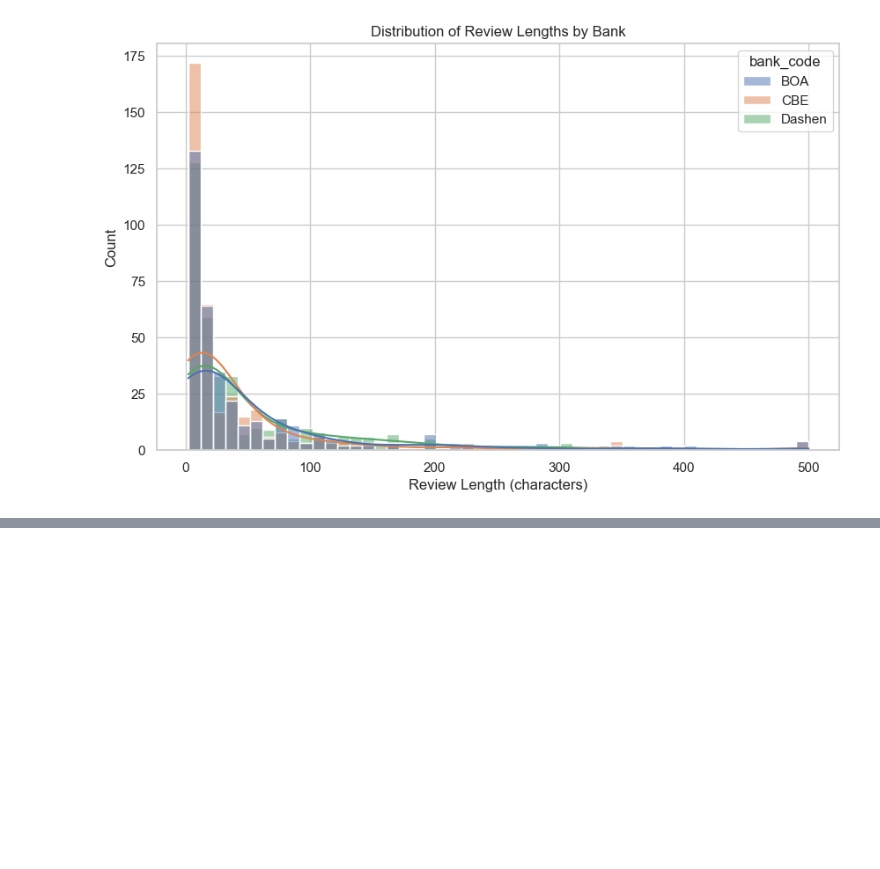
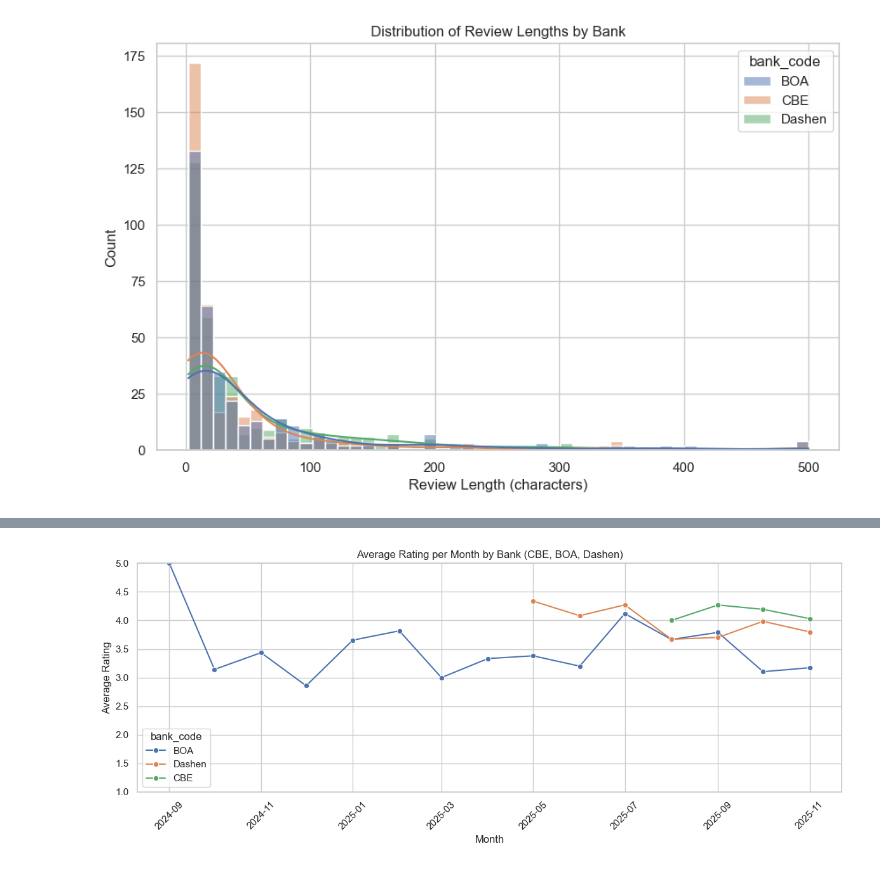
Before and after one commit to jossieT/ethiopian-mobile-banking-cx-insights, a Jupyter notebook: Scripts/preprocessing_EDA.ipynb, the cells around one changed output, grey strips where cells are left out. Drawn from its saved outputs; the diff is of its cells as text; code cells hidden in the pictures; blank space fills up the shorter version.

```diff
--- a/Scripts/preprocessing_EDA.ipynb
+++ b/Scripts/preprocessing_EDA.ipynb
@@ -187,0 +216,22 @@ plt.show()
+# %%
+# Average rating per month (CBE, BOA, Dashen)
+monthly_avg = (
+    df_banks
+    .groupby([pd.Grouper(key=date_col, freq='M'), bank_col])['rating']
+    .mean()
+    .reset_index(name='avg_rating')
+)
+monthly_avg[date_col] = monthly_avg[date_col].dt.to_period('M').dt.to_timestamp()
+
+sns.set(style="whitegrid")
+plt.figure(figsize=(12, 5))
+sns.lineplot(data=monthly_avg, x=date_col, y='avg_rating', hue=bank_col, marker='o')
+plt.title('Average Rating per Month by Bank (CBE, BOA, Dashen)')
+plt.xlabel('Month')
+plt.ylabel('Average Rating')
+plt.ylim(1, 5)
+plt.xticks(rotation=45)
+plt.tight_layout()
+plt.show()
+# %% [output]
+[figure, added]
```
Also changed, not shown: parts of 1 cell of this notebook.
